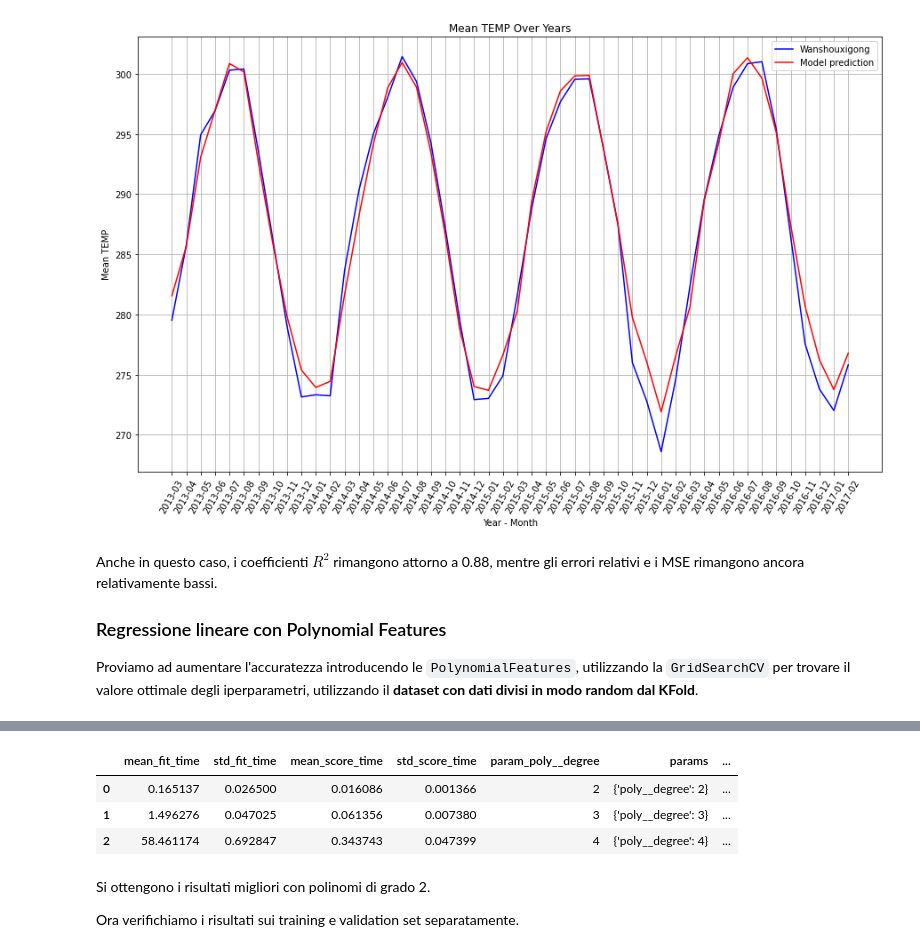
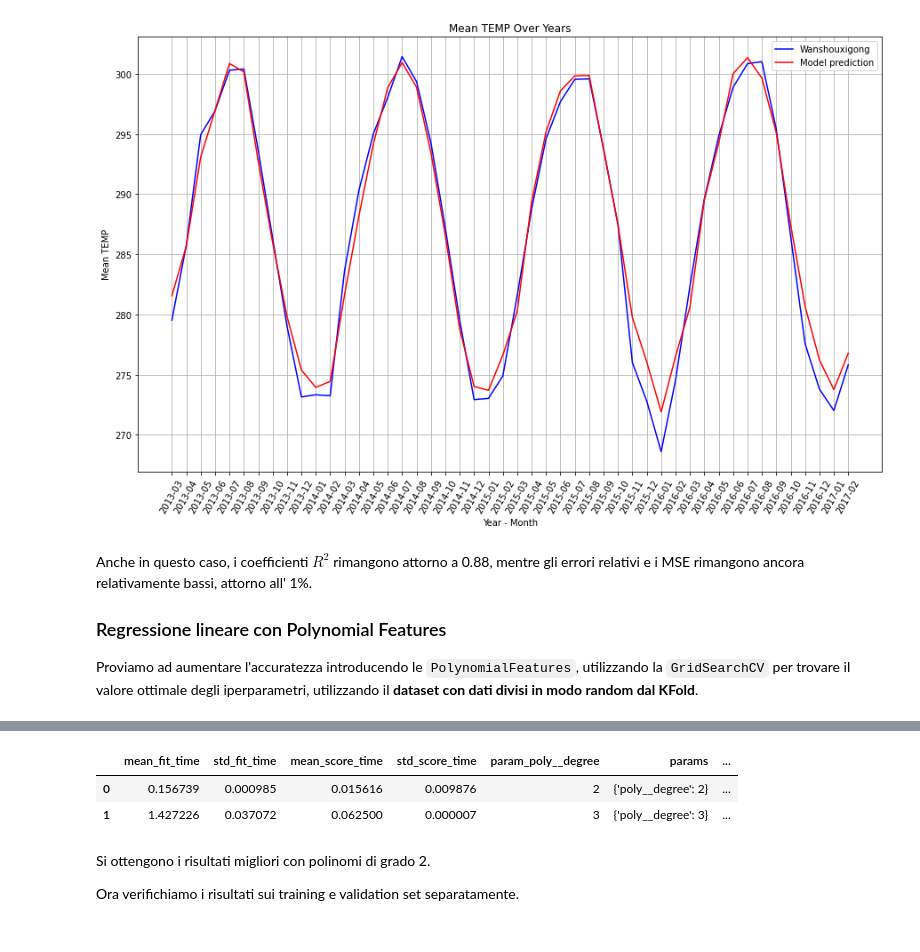
Before and after one commit to jackprb/beijing-air-quality, a Jupyter notebook: air-quality.ipynb, the cells around one changed output, grey strips where cells are left out. Cells and saved outputs as stored; diff of their text form; code cells hidden in the pictures.

```diff
--- a/air-quality.ipynb
+++ b/air-quality.ipynb
@@ -638,7 +633,7 @@ dtype: float64
 Intercept: 287.0035616438356
 [figure]
 # %% [markdown]
-Anche in questo caso, i coefficienti $R^2$ rimangono attorno a 0.88, mentre gli errori relativi e i MSE rimangono ancora relativamente bassi.
+Anche in questo caso, i coefficienti $R^2$ rimangono attorno a 0.88, mentre gli errori relativi e i MSE rimangono ancora relativamente bassi, attorno all' 1%.
 
 ### Regressione lineare con Polynomial Features
 Proviamo ad aumentare l'accuratezza introducendo le `PolynomialFeatures`, utilizzando la `GridSearchCV` per trovare il valore ottimale degli iperparametri, utilizzando il **dataset con dati divisi in modo random dal KFold**.
@@ -652,7 +647,8 @@ model2a = Pipeline([
     ("regr", LinearRegression())
 ])
 grid = {
-    "poly__degree": [2,3,4]
+    "poly__degree": [2,3]
+    # abbiamo rimosso il grado 4 per ridurre i tempi di addestramento, durante i test non è stato mai scelto
 }
 gs = GridSearchCV(model2a, grid, cv=kf, refit=True)
 gs.fit(X_train, y_train)
@@ -666,7 +662,6 @@ Wall time: 5min 2s
 |  | mean_fit_time | std_fit_time | mean_score_time | std_score_time | param_poly__degree | params | ... |
-| 0 | 0.165137 | 0.026500 | 0.016086 | 0.001366 | 2 | {'poly__degree': 2} | ... |
-| 1 | 1.496276 | 0.047025 | 0.061356 | 0.007380 | 3 | {'poly__degree': 3} | ... |
-| 2 | 58.461174 | 0.692847 | 0.343743 | 0.047399 | 4 | {'poly__degree': 4} | ... |
+| 0 | 0.156739 | 0.000985 | 0.015616 | 0.009876 | 2 | {'poly__degree': 2} | ... |
+| 1 | 1.427226 | 0.037072 | 0.062500 | 0.000007 | 3 | {'poly__degree': 3} | ... |
 # %% [markdown]
 Si ottengono i risultati migliori con polinomi di grado 2.
 
```
Also changed, not shown: parts of 66 cells of this notebook.
